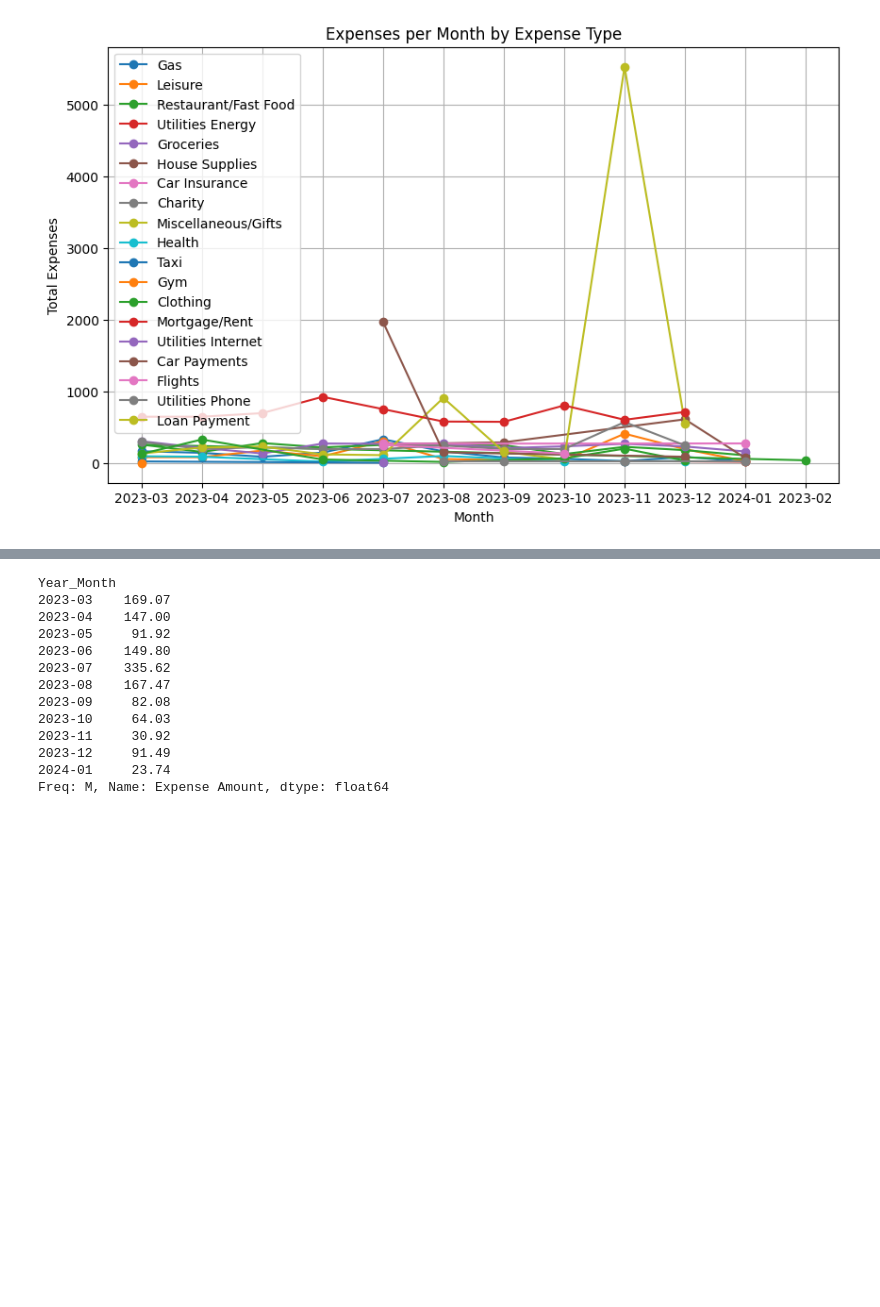
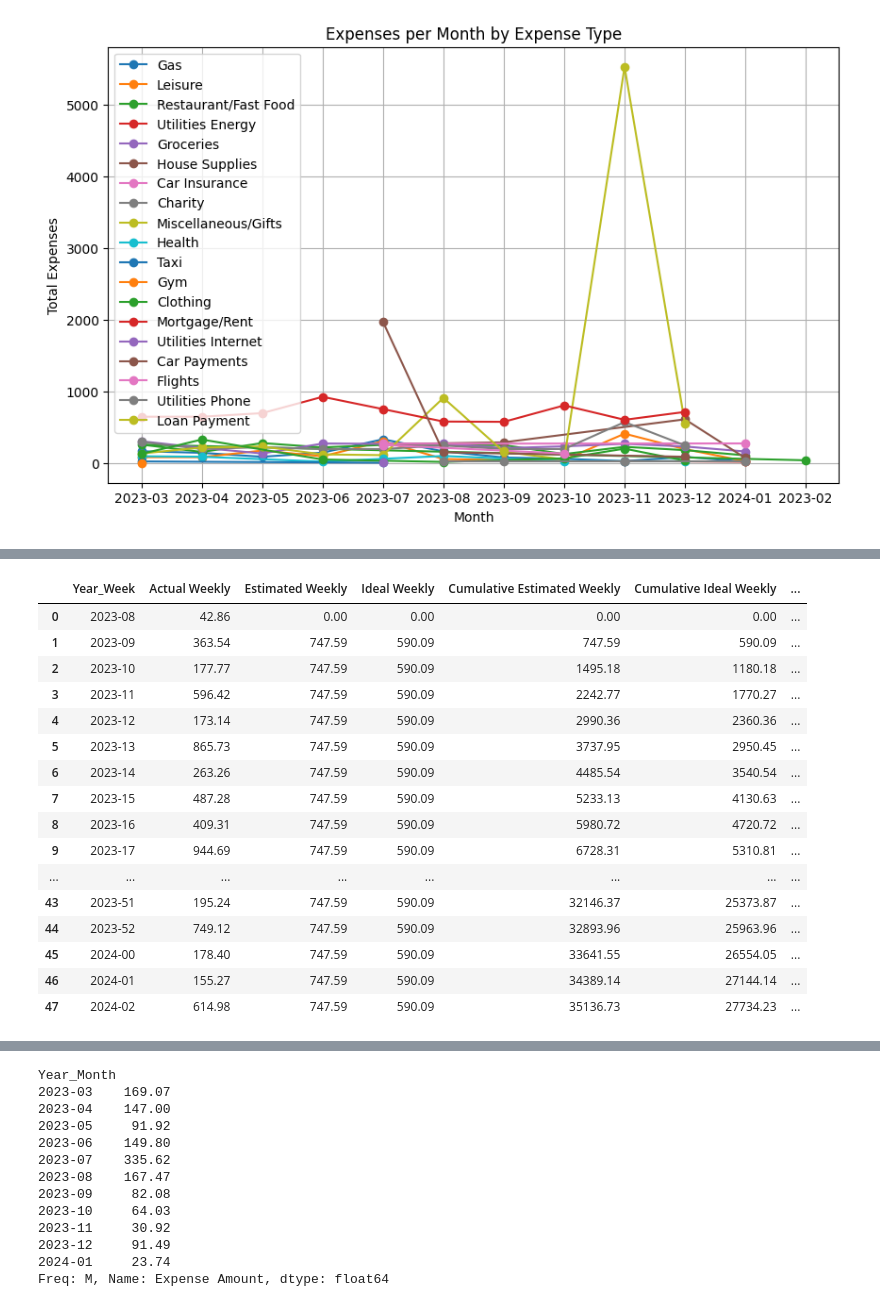
Before and after one commit to lorossi1/auto_finance, a Jupyter notebook: auto_finance/API_Test.ipynb, the cells around one changed output, grey strips where cells are left out. Saved outputs shown, nothing was run; the diff lists cells and outputs as text; code cells hidden in the pictures; blank space fills up the shorter version.

```diff
--- a/auto_finance/API_Test.ipynb
+++ b/auto_finance/API_Test.ipynb
@@ -235,0 +403,85 @@ else:
+# %%
+# GOLD
+##############################
+#         Data Import        #
+##############################
+import gspread
+import pandas as pd
+import matplotlib.pyplot as plt
+from datetime import datetime, timedelta
+import calendar
+from oauth2client.service_account import ServiceAccountCredentials
+
+# Set up credentials
+scope = ['https://spreadsheets.google.com/feeds', 'https://www.googleapis.com/auth/drive']
+creds = ServiceAccountCredentials.from_json_keyfile_name('../venv.json', scope)
+client = gspread.authorize(creds)
+
+
+# Open Spreadsheet based on sheet key
+spreadsheet_key = '1K-EDM6ETO7yH-x-yFHSdqgxGxTufGSboxYvvpZF1nKo'
+spreadsheet = client.open_by_key(spreadsheet_key)
+
+
+# Open specific Sheet based on title
+sheet_title = 'Expense Types'
+sheet = spreadsheet.worksheet(sheet_title)
+
+# Extract all of the data
+expense_type = sheet.get_all_records()
+
+# Convert from JSON to pandas Data Frame
+expense_type = pd.DataFrame(expense_type)
+
+# Open specific Sheet based on title
+sheet_title = 'Expenses'
+sheet = spreadsheet.worksheet(sheet_title)
+
+# Extract all of the data
+data = sheet.get_all_records()
+
+# Convert from JSON to pandas Data Frame
+data = pd.DataFrame(data)
+
+# Data processing
+data['Timestamp'] = pd.to_datetime(data['Timestamp'])
+data['Year_Month'] = data['Timestamp'].dt.to_period('M')
+data['Year_Week'] = data['Timestamp'].dt.strftime('%Y-%U')
+
+
+
+# Table for graphing
+
+weekly_est_ideal = pd.DataFrame(data['Year_Week'].unique()).sort_values(by=[0]).rename(columns={0: 'Year_Week'})
+weekly_est_ideal['Estimated Weekly'] = expense_type['Estimated Weekly Amount'].sum()
+weekly_est_ideal['Ideal Weekly'] = expense_type['Ideal Weekly Amount'].sum()
+weekly_est_ideal.loc[weekly_est_ideal['Year_Week'] == '2023-08', ['Estimated Weekly', 'Ideal Weekly']] = 0 #fixing the fact that the first row is wrong
+weekly_est_ideal['Cumulative Estimated Weekly'] = weekly_est_ideal['Estimated Weekly'].cumsum()
+weekly_est_ideal['Cumulative Ideal Weekly'] = weekly_est_ideal['Ideal Weekly'].cumsum()
+
+weekly_actual = data.groupby(['Year_Week'])['Expense Amount'].sum().reset_index().rename(columns={'Expense Amount': 'Actual Weekly'})
+weekly_est_ideal_actual = pd.merge(weekly_actual, weekly_est_ideal, how='inner', on='Year_Week')
+weekly_est_ideal_actual['Cumulative Actual Weekly'] = weekly_est_ideal_actual['Actual Weekly'].cumsum()
+weekly_est_ideal_actual
+
+weekly_est_ideal_actual['Date_Week'] = pd.to_datetime(weekly_est_ideal_actual['Year_Week'] + '-5', format='%Y-%U-%w')
+
+weekly_est_ideal_actual
+# %% [output]
+|  | Year_Week | Actual Weekly | Estimated Weekly | Ideal Weekly | Cumulative Estimated Weekly | Cumulative Ideal Weekly | ... |
+| 0 | 2023-08 | 42.86 | 0.00 | 0.00 | 0.00 | 0.00 | ... |
+| 1 | 2023-09 | 363.54 | 747.59 | 590.09 | 747.59 | 590.09 | ... |
+| 2 | 2023-10 | 177.77 | 747.59 | 590.09 | 1495.18 | 1180.18 | ... |
+| 3 | 2023-11 | 596.42 | 747.59 | 590.09 | 2242.77 | 1770.27 | ... |
+| 4 | 2023-12 | 173.14 | 747.59 | 590.09 | 2990.36 | 2360.36 | ... |
+| 5 | 2023-13 | 865.73 | 747.59 | 590.09 | 3737.95 | 2950.45 | ... |
+| 6 | 2023-14 | 263.26 | 747.59 | 590.09 | 4485.54 | 3540.54 | ... |
+| 7 | 2023-15 | 487.28 | 747.59 | 590.09 | 5233.13 | 4130.63 | ... |
+| 8 | 2023-16 | 409.31 | 747.59 | 590.09 | 5980.72 | 4720.72 | ... |
+| 9 | 2023-17 | 944.69 | 747.59 | 590.09 | 6728.31 | 5310.81 | ... |
+| ... | ... | ... | ... | ... | ... | ... | ... |
+| 43 | 2023-51 | 195.24 | 747.59 | 590.09 | 32146.37 | 25373.87 | ... |
+| 44 | 2023-52 | 749.12 | 747.59 | 590.09 | 32893.96 | 25963.96 | ... |
+| 45 | 2024-00 | 178.40 | 747.59 | 590.09 | 33641.55 | 26554.05 | ... |
+| 46 | 2024-01 | 155.27 | 747.59 | 590.09 | 34389.14 | 27144.14 | ... |
+| 47 | 2024-02 | 614.98 | 747.59 | 590.09 | 35136.73 | 27734.23 | ... |
```
Also changed, not shown: parts of 16 cells of this notebook, 3 other files.
